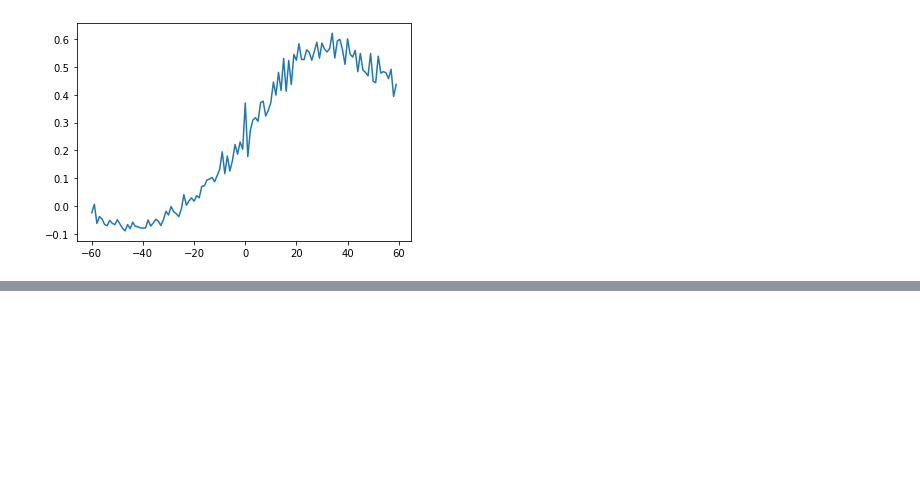
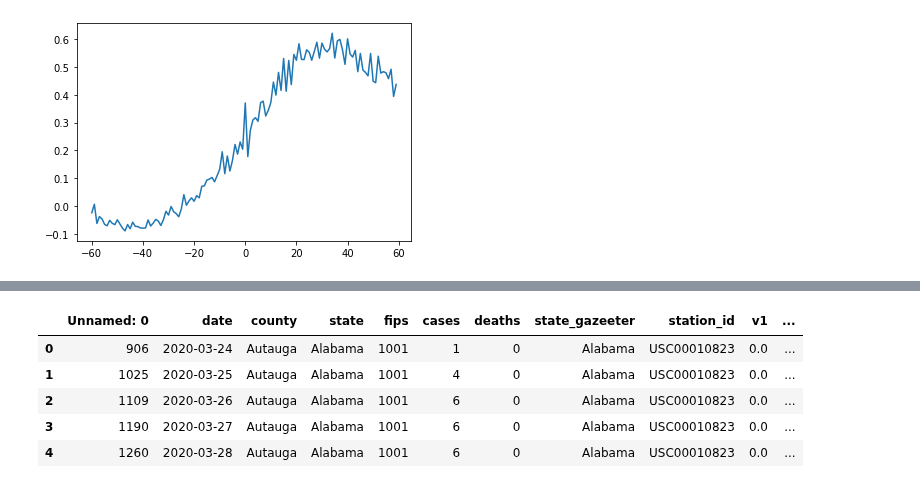
Before and after one commit to severine-baudry/capstone_data_engineer, a Jupyter notebook: covid_corr_weather.ipynb, the cells around one changed output, grey strips where cells are left out. Saved outputs shown, nothing was run; the diff lists cells and outputs as text; code cells hidden in the pictures; blank space fills up the shorter version.

```diff
--- a/covid_corr_weather.ipynb
+++ b/covid_corr_weather.ipynb
@@ -413,0 +418,3 @@ intercorrelation(group_fips["daily_deaths"], group_fips["daily_cases"], range (
+# %%
+prcp = pd.read_csv( os.path.join(project_path, "OUT_DATA", "weather_covid_PRCP.csv"))
+prcp = prcp.astype( {"fips" : 'Int64', "deaths": 'Int64'})
@@ -413,0 +430,17 @@ intercorrelation(group_fips["daily_deaths"], group_fips["daily_cases"], range (
+# %%
+prcp.sort_values([ "state", "fips","county", "date"] , inplace = True)
+prcp.index = range(len(prcp))
+# %%
+group_prcp = prcp.groupby(["county", "state", "fips"], dropna = False)
+# %%
+prcp["daily_cases"] = group_prcp["cases"].diff().fillna( prcp["cases"])
+prcp["daily_deaths"] = group_prcp["deaths"].diff().fillna( prcp["deaths"])
+# %%
+prcp.head()
+# %% [output]
+|  | Unnamed: 0 | date | county | state | fips | cases | deaths | state_gazeeter | station_id | v1 | ... |
+| 0 | 906 | 2020-03-24 | Autauga | Alabama | 1001 | 1 | 0 | Alabama | USC00010823 | 0.0 | ... |
+| 1 | 1025 | 2020-03-25 | Autauga | Alabama | 1001 | 4 | 0 | Alabama | USC00010823 | 0.0 | ... |
+| 2 | 1109 | 2020-03-26 | Autauga | Alabama | 1001 | 6 | 0 | Alabama | USC00010823 | 0.0 | ... |
+| 3 | 1190 | 2020-03-27 | Autauga | Alabama | 1001 | 6 | 0 | Alabama | USC00010823 | 0.0 | ... |
+| 4 | 1260 | 2020-03-28 | Autauga | Alabama | 1001 | 6 | 0 | Alabama | USC00010823 | 0.0 | ... |
```
Also changed, not shown: parts of 8 cells of this notebook.
